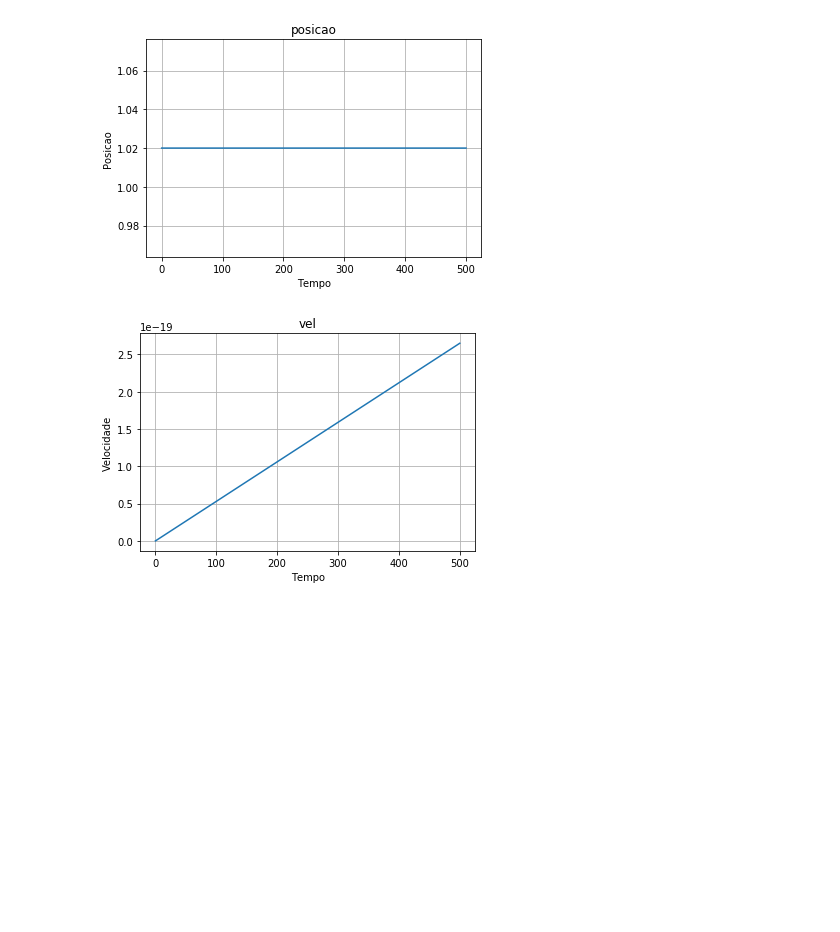
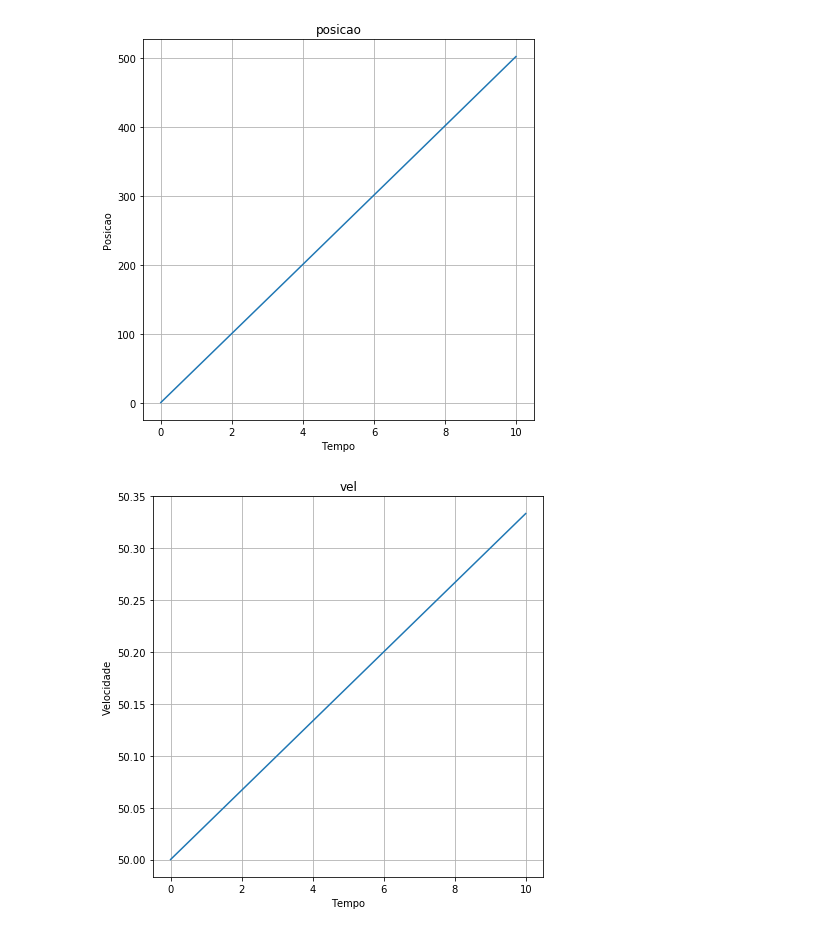
Before and after one commit to 4rfel/Projeto-3---ModSin, a Jupyter notebook: Vela Solar.ipynb, the cells around one changed output. Cells and saved outputs as stored; diff of their text form; code cells hidden in the pictures; blank space fills up the shorter version.

```diff
--- a/Vela Solar.ipynb
+++ b/Vela Solar.ipynb
@@ -3,43 +3,61 @@ def oi_amanda(ci, t):
     x = ci[0]
     vx = ci[1]
 
-    momentum = 6.62607004 * 10**-34 / 10**-9
+    pressao_solar =
     Rx = momentum * area
 
     dxdt = vx
     dvxdt = Rx / m #/ (1-vx**2/c**2)
 
+    global aceleracao
+    aceleracao.append(dvxdt)
+
     return dxdt, dvxdt
 # %%
 from scipy.integrate import odeint
 import numpy as np
 import matplotlib.pyplot as plt
 
+aceleracao = []
+
 x0 = 1.02
-vx0 = 0
+vx0 = 50
+f = 10**-9
+potencia_laser = 10 * 10**3
 solar_pressure = 9.08 * 10**-6
-dist_sol0 = 1
 ci = [x0,vx0]
+h =  6.62607004 * 10**-34
 c = 3 * 10**8
 l = 200 #lado
 area = l**2
-m = 50 #kg
-listaTempo = np.arange(0,500,0.01)
+densidade = 0.001
+m = area * densidade #kg
+listaTempo = np.arange(0,10,0.005)
 resp = odeint(oi_amanda, ci, listaTempo)
 
+plt.figure(figsize=(7,7))
 plt.plot(listaTempo, resp[:,0])
 plt.xlabel('Tempo')
 plt.ylabel('Posicao')
 plt.title('posicao')
 plt.grid(True)
 plt.show()
 
+plt.figure(figsize=(7,7))
 plt.plot(listaTempo, resp[:,1])
 plt.xlabel('Tempo')
 plt.ylabel('Velocidade')
 plt.title('vel')
 plt.grid(True)
 plt.show()
+
+plt.figure(figsize=(7,7))
+plt.plot(range(len(aceleracao)), aceleracao)
+plt.xlabel('Tempo')
+plt.ylabel('Aceleração')
+plt.title('a')
+plt.grid(True)
+plt.show()
 # %% [output]
-[figure, old version]
+[figure, new version]
-[figure, old version]
+[figure, new version]
```
Also changed, not shown: parts of 1 cell of this notebook.
